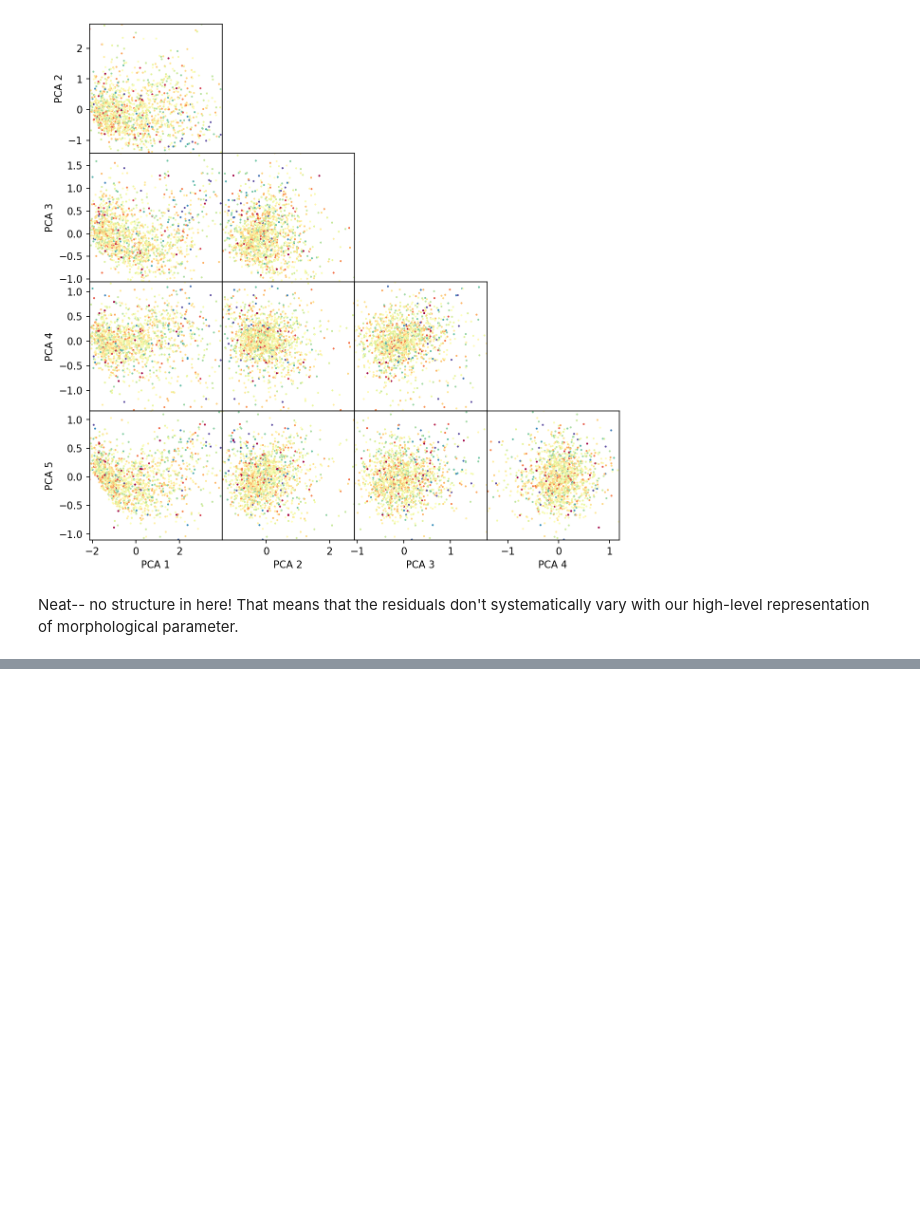
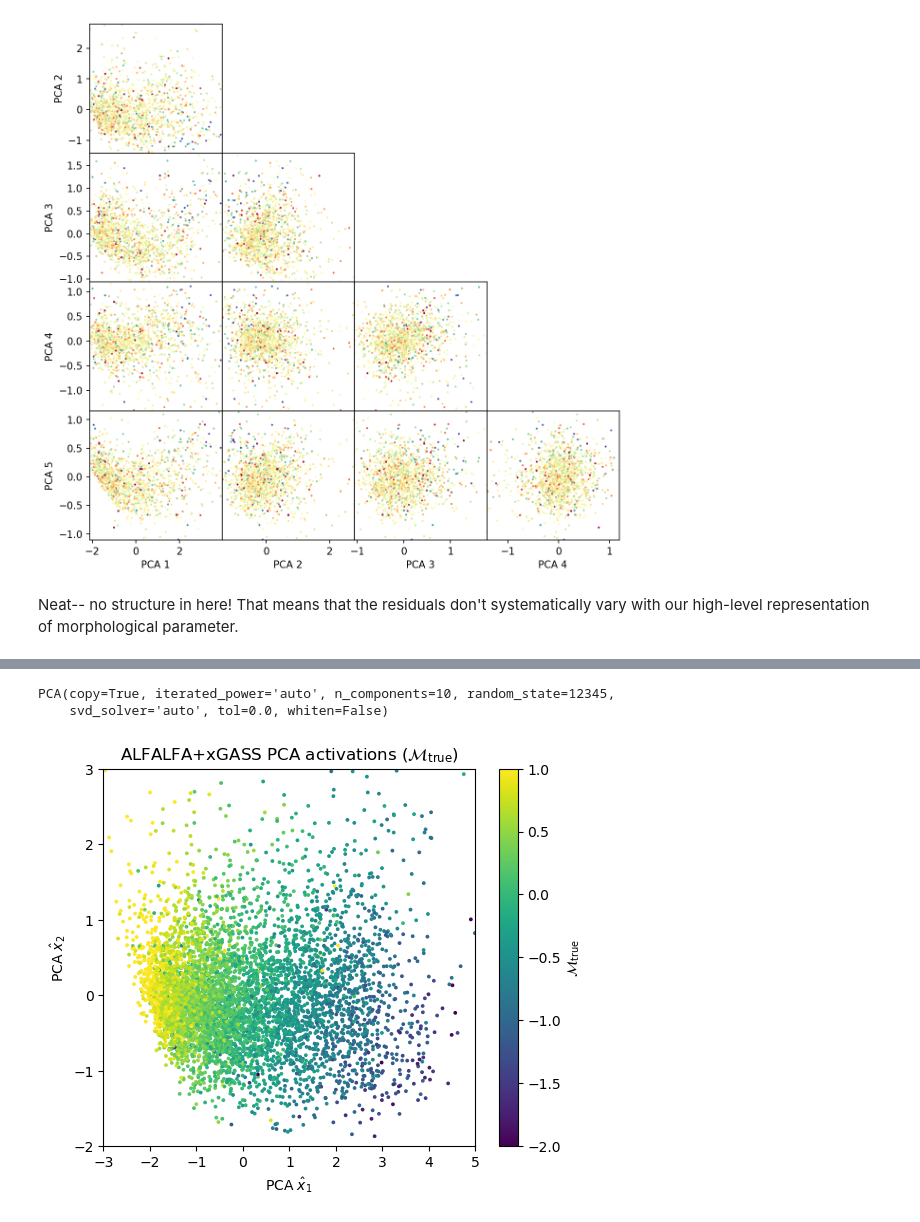
Before and after one commit to jwuphysics/HI-convnets, a Jupyter notebook: notebook/updates/41. Assigning confidences.ipynb, the cells around one changed output, grey strips where cells are left out. Drawn from its saved outputs; the diff is of its cells as text; code cells hidden in the pictures; blank space fills up the shorter version.

```diff
--- a/notebook/updates/41. Assigning confidences.ipynb
+++ b/notebook/updates/41. Assigning confidences.ipynb
@@ -630,0 +710,20 @@ Neat-- no structure in here! That means that the residuals don't systematically
+# %%
+nibles = pd.read_csv(f'{PATH}/data/NIBLES_clean.csv')
+nibles = nibles[(nibles.logMstar > 8) & np.isfinite(nibles.logfgas)].copy()
+
+nible_ids = np.array([p.stem for p in list(PATH.glob(pattern='images-nibles_cleaned/*.jpg'))], dtype=int)
+
+nibles.set_index('nibles_id', inplace=True)
+nibles.drop([obj for obj in nibles.index if obj not in nible_ids], inplace=True)
+nibles.reset_index(inplace=True)
+
+nibles_data = (
+    ImageList.from_df(nibles, path=PATH, folder="images-nibles_cleaned", suffix=".jpg", cols="nibles_id")
+        .split_none()
+        .label_from_df(cols=["logfgas"], label_cls=FloatList)
+    .transform(tfms, size=224)
+    .databunch(bs=1)
+    .normalize(xGASS_stats)
+)
+# %%
+learn.data.test_dl = nibles_data.train_dl
@@ -630,0 +749,5 @@ Neat-- no structure in here! That means that the residuals don't systematically
+# %%
+pca.fit(train_acts)
+# %% [output]
+PCA(copy=True, iterated_power='auto', n_components=10, random_state=12345,
+    svd_solver='auto', tol=0.0, whiten=False)
@@ -630,0 +758,17 @@ Neat-- no structure in here! That means that the residuals don't systematically
+# %%
+plt.figure(figsize=(6, 5), dpi=100)
+plt.scatter(train_acts_PCA[:, 0], train_acts_PCA[:, 1], c=learn.data.train_dl.y.items, vmin=-2, vmax=1, s=3)
+
+cb = plt.colorbar()
+
+plt.title(f'ALFALFA+xGASS PCA activations ' r'($\mathcal{M}_{\rm true}$)')
+cb.set_label(r'$\mathcal{M}_{\rm true}$')
+plt.xlabel(r'PCA $\hat x_1$')
+plt.ylabel(r'PCA $\hat x_2$')
+
+plt.xlim(-3, 5)
+plt.ylim(-2, 3)
+
+plt.show()
+# %% [output]
+[figure, added]
```
Also changed, not shown: parts of 16 cells of this notebook, 5 other files.
